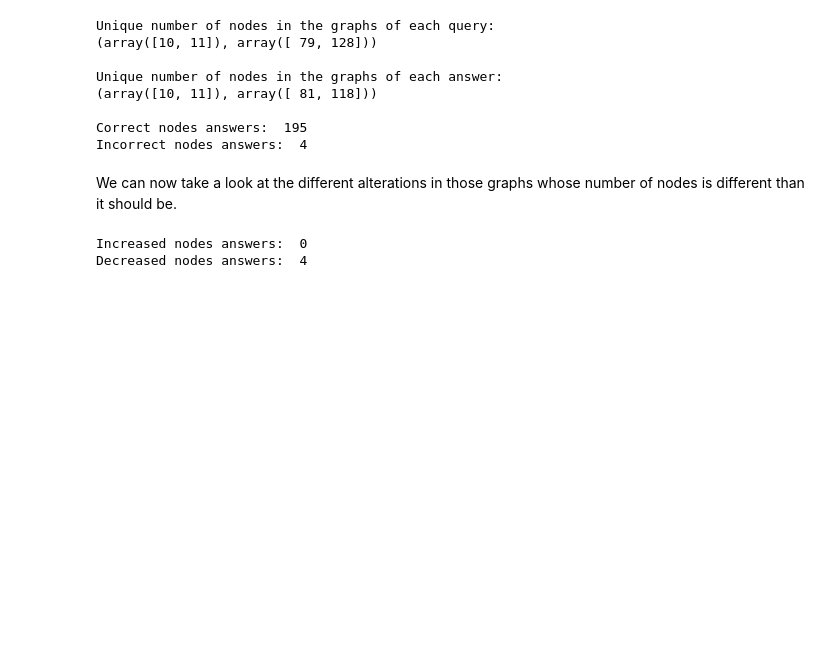
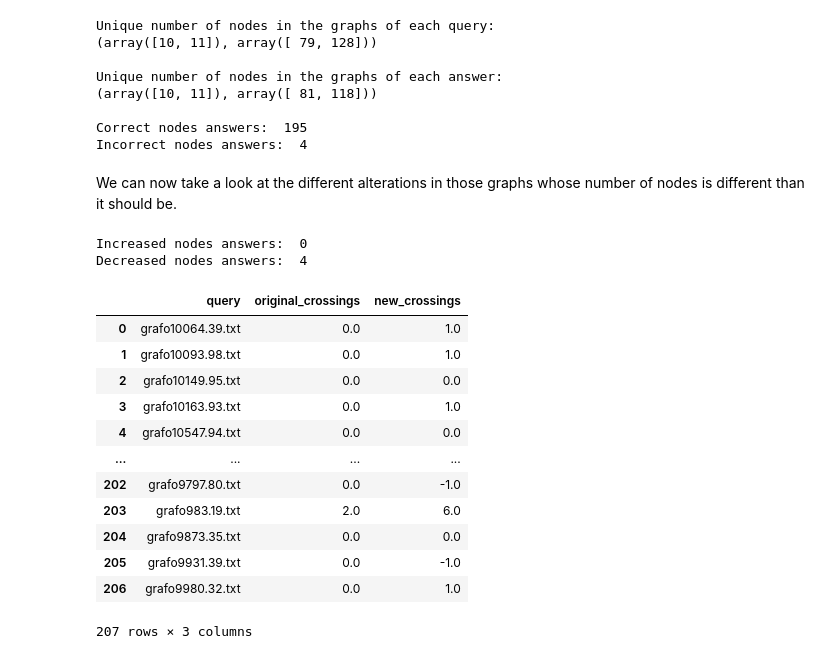
Before and after one commit to ClonedOne/gpt_graphs, a Jupyter notebook: noteboks/analysis_transpose_prompts.ipynb, the cells around one changed output. Saved outputs shown, nothing was run; the diff lists cells and outputs as text; code cells hidden in the pictures; blank space fills up the shorter version.

```diff
--- a/noteboks/analysis_transpose_prompts.ipynb
+++ b/noteboks/analysis_transpose_prompts.ipynb
@@ -236,0 +244,41 @@ Decreased nodes answers:  4
+# %%
+results = []
+for i, query in enumerate(queries):
+
+
+    c = count_edge_crossings(queries[query]["edges"], queries[query]["ranks"])
+    if query in correct_nodes_answers:
+        c2 = count_edge_crossings(queries[query]["edges"], answers[query])
+    elif query in increased_nodes_answers:
+        c2 = EXTRA_NODES
+    elif query in decreased_nodes_answers:
+        c2 = MISSING_NODES
+    else:
+        c2 = WRONG_FORMAT
+    # print("original crossings: ", c, "new crossings: ", c2)
+    results.append({
+        "query": query,
+        "original_crossings": c,
+        "new_crossings": c2,
+    })
+
+
+    # break
+
+results_df = pd.DataFrame.from_dict(results)
+# %%
+results_df
+# %% [output]
+|  | query | original_crossings | new_crossings |
+| 0 | grafo10064.39.txt | 0.0 | 1.0 |
+| 1 | grafo10093.98.txt | 0.0 | 1.0 |
+| 2 | grafo10149.95.txt | 0.0 | 0.0 |
+| 3 | grafo10163.93.txt | 0.0 | 1.0 |
+| 4 | grafo10547.94.txt | 0.0 | 0.0 |
+| ... | ... | ... | ... |
+| 202 | grafo9797.80.txt | 0.0 | -1.0 |
+| 203 | grafo983.19.txt | 2.0 | 6.0 |
+| 204 | grafo9873.35.txt | 0.0 | 0.0 |
+| 205 | grafo9931.39.txt | 0.0 | -1.0 |
+| 206 | grafo9980.32.txt | 0.0 | 1.0 |
+207 rows × 3 columns
```
Also changed, not shown: parts of 4 cells of this notebook, 2 other files.
